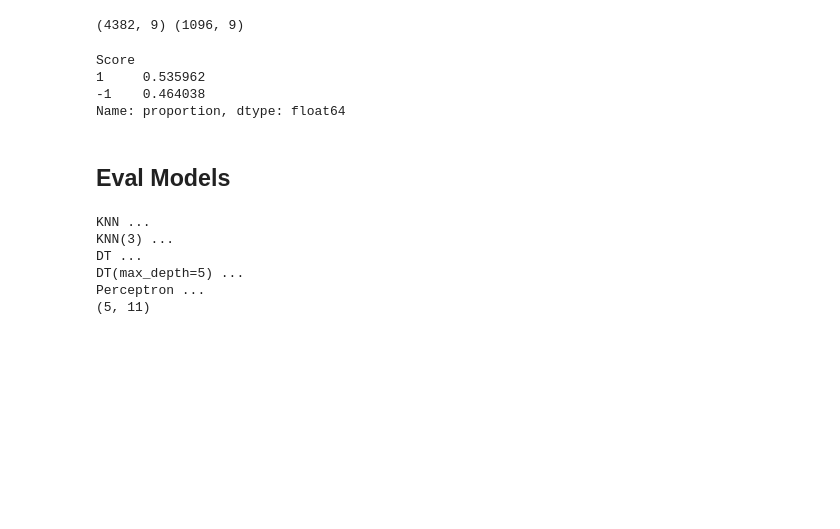
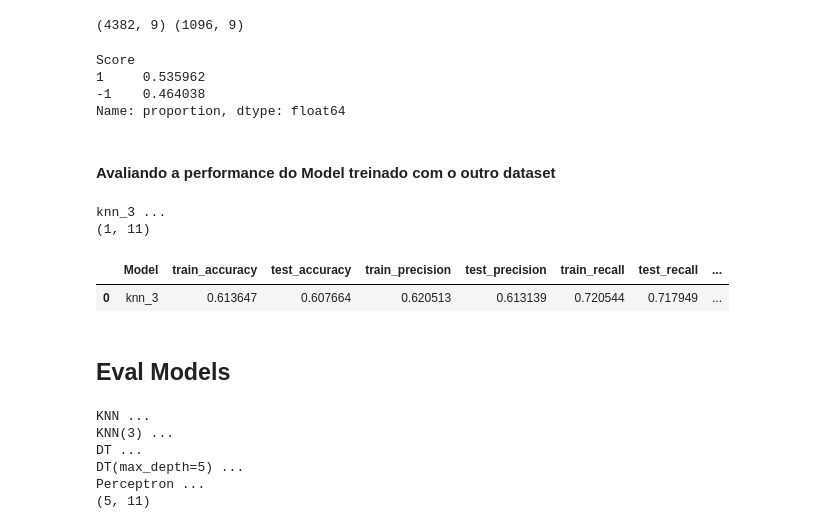
Before and after one commit to PedroBorem/tic-tac-toe, a Jupyter notebook: project/03-Baseline.ipynb, the cells around one changed output. Drawn from its saved outputs; the diff is of its cells as text; code cells hidden in the pictures; blank space fills up the shorter version.

```diff
--- a/project/03-Baseline.ipynb
+++ b/project/03-Baseline.ipynb
@@ -244,3 +247,5 @@ Score
 1     0.535962
 -1    0.464038
 Name: proportion, dtype: float64
+# %% [markdown]
+#### Avaliando a performance do Model treinado com o outro dataset
@@ -247,3 +256,32 @@ Name: proportion, dtype: float64
+# %%
+data = []
+
+for model_name, model in classifiers.items():
+
+    print (f"{model_name} ...")
+
+    row = {'Model': model_name}
+
+    for metric_name, metric in metrics.items():
+        # Scoring on SEEN data - effectively "useless"
+        y_pred = model.predict(X_train)
+        row['train_'+metric_name] = metric(y_train, y_pred)
+
+        # Scoring on UNSEEN data - important
+        y_pred = model.predict(X_test)
+        row['test_'+metric_name] = metric(y_test, y_pred)
+
+    data.append(row)
+df_results = pd.DataFrame(data)
+print(df_results.shape)
+# %% [output]
+knn_3 ...
+(1, 11)
+# %%
+df_results.style.apply(highlight_col, axis=None)
+# %% [output]
+|  | Model | train_accuracy | test_accuracy | train_precision | test_precision | train_recall | test_recall | ... |
+| 0 | knn_3 | 0.613647 | 0.607664 | 0.620513 | 0.613139 | 0.720544 | 0.717949 | ... |
 # %% [markdown]
 ## Eval Models
 # %%
```
Also changed, not shown: parts of 18 cells of this notebook, 2 other files.
